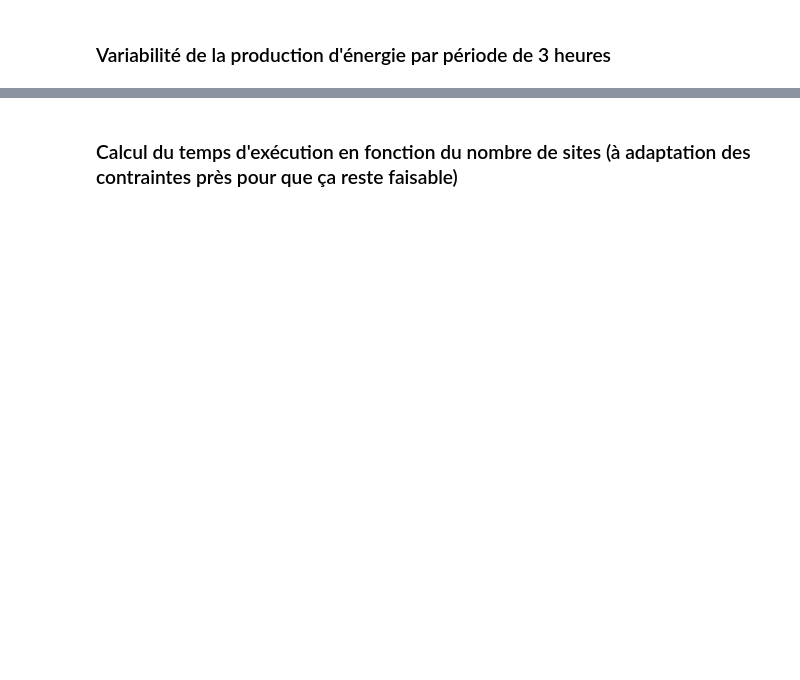
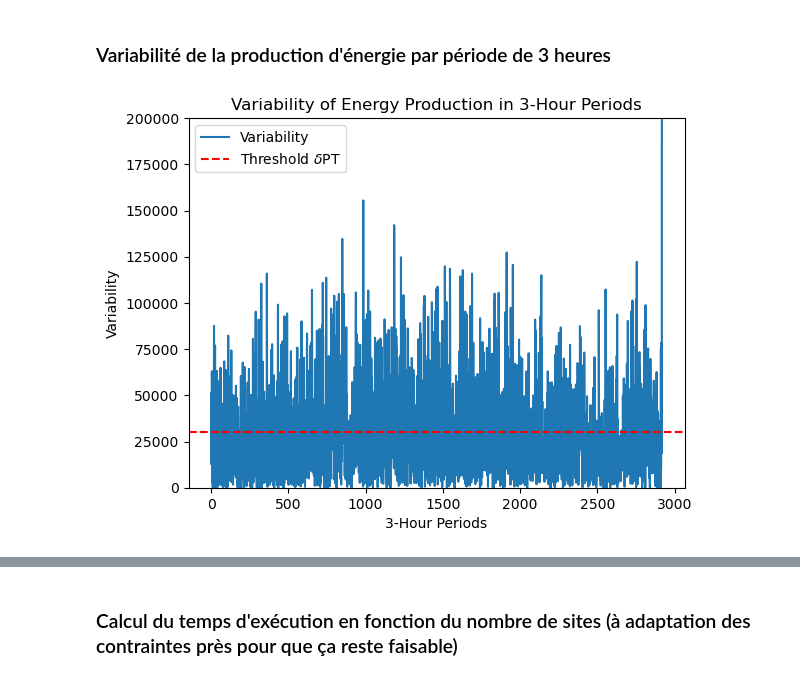
Before and after one commit to AhouLucas/projet-opti, a Jupyter notebook: projet_opti.ipynb, the cells around one changed output, grey strips where cells are left out. Cells and saved outputs as stored; diff of their text form; code cells hidden in the pictures; blank space fills up the shorter version.

```diff
--- a/projet_opti.ipynb
+++ b/projet_opti.ipynb
@@ -669,16 +706,18 @@ print('Minimal energy produced:', min_produced_energy_Q3 / 1e3, '[GWh]')
 # %% [markdown]
 ### Variabilité de la production d'énergie par période de 3 heures
 # %%
-variabilities = sol[n:]
-plt.bar(np.arange(len(variabilities)), variabilities, color='skyblue', label='Variability')
+variabilities = solQ3[n:]
+plt.plot(np.arange(variabilities.shape[0]), variabilities, label='Variability')
 plt.axhline(y=delta*P*T, color='r', linestyle='--', label='Threshold $\delta$PT')
-plt.text(0.05, 0.95, f'Mean Variability: {np.mean(variabilities):.2f}', transform=plt.gca().transAxes, va='top', ha='left', color='green')
+#plt.text(0.05, 0.95, f'Mean Variability: {np.mean(variabilities):.2f}', transform=plt.gca().transAxes, va='top', ha='left', color='green')
 plt.xlabel('3-Hour Periods')
 plt.ylabel('Variability')
-plt.ylim(0,100000)
+plt.ylim(0,200000)
 plt.title('Variability of Energy Production in 3-Hour Periods')
 plt.legend()
 
 plt.savefig('Graphes/Graphes_Q3/variability_comparison.pdf', format='pdf', bbox_inches='tight', pad_inches=0)
+# %% [output]
+[figure, added]
 # %%
 max(variabilities)
```
Also changed, not shown: parts of 24 cells of this notebook, 7 other files.
